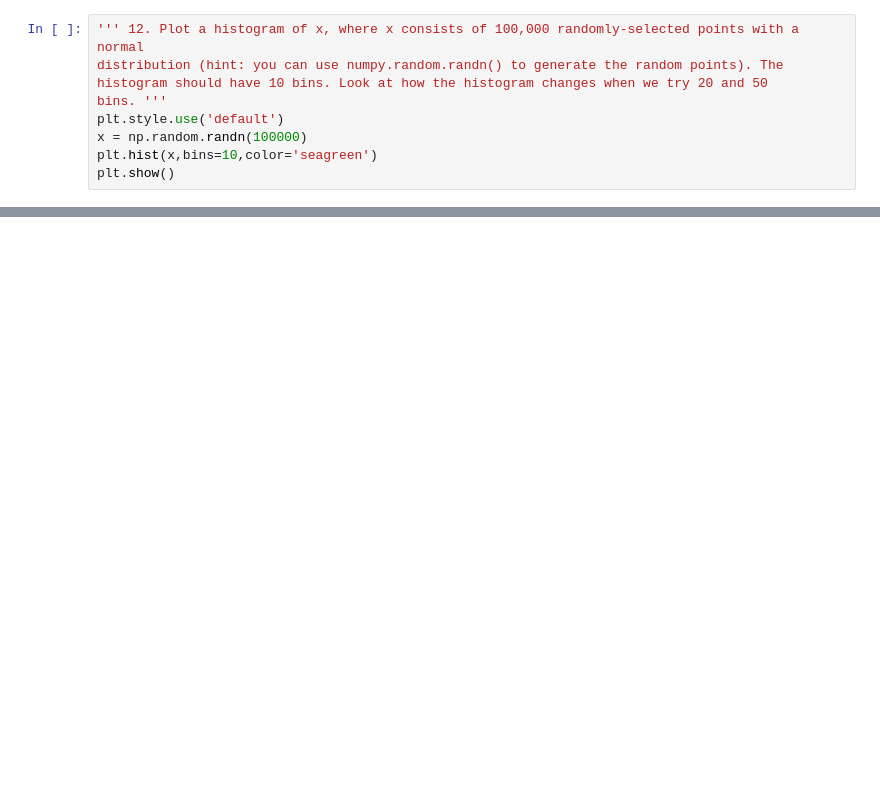
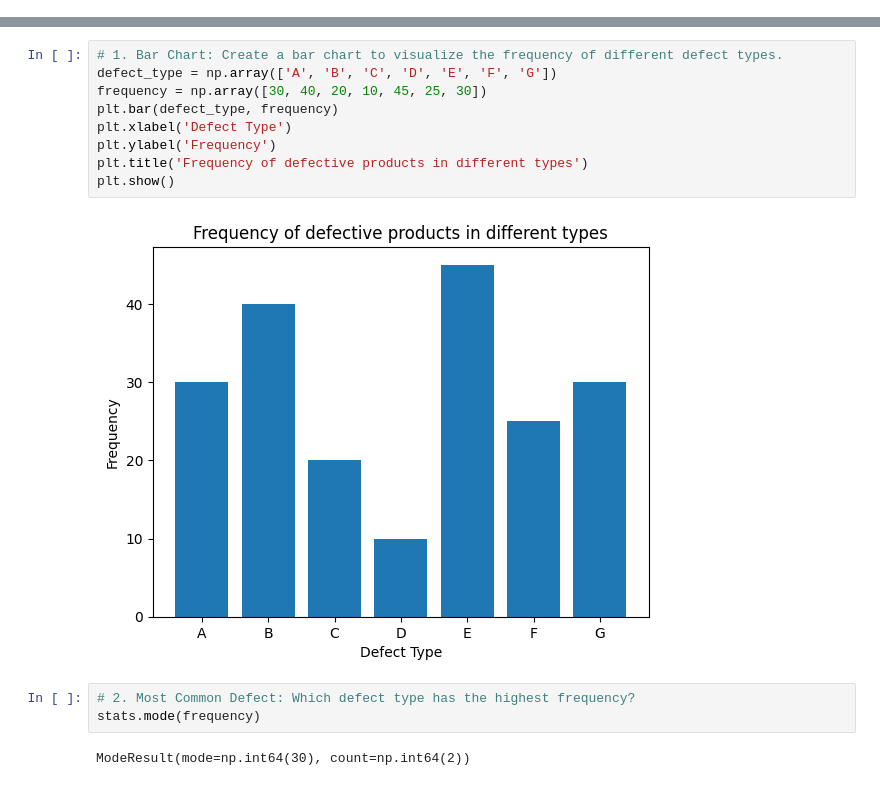
Before and after one commit to ShraddhaPatel17/Data_Science, a Jupyter notebook: Statistics/Assessment/Statistics Assessment.ipynb, the cells around one changed output, grey strips where cells are left out. Drawn from its saved outputs; the diff is of its cells as text; blank space fills up the shorter version.

```diff
--- a/Statistics/Assessment/Statistics Assessment.ipynb
+++ b/Statistics/Assessment/Statistics Assessment.ipynb
@@ -245,9 +0,0 @@ plt.show()
-# %%
-''' 12. Plot a histogram of x, where x consists of 100,000 randomly-selected points with a normal
-distribution (hint: you can use numpy.random.randn() to generate the random points). The
-histogram should have 10 bins. Look at how the histogram changes when we try 20 and 50
-bins. '''
-plt.style.use('default')
-x = np.random.randn(100000)
-plt.hist(x,bins=10,color='seagreen')
-plt.show()
@@ -283,0 +130,16 @@ Ans. Supervised Learning:
+# %%
+# 1. Bar Chart: Create a bar chart to visualize the frequency of different defect types.
+defect_type = np.array(['A', 'B', 'C', 'D', 'E', 'F', 'G'])
+frequency = np.array([30, 40, 20, 10, 45, 25, 30])
+plt.bar(defect_type, frequency)
+plt.xlabel('Defect Type')
+plt.ylabel('Frequency')
+plt.title('Frequency of defective products in different types')
+plt.show()
+# %% [output]
+[figure, added]
+# %%
+# 2. Most Common Defect: Which defect type has the highest frequency?
+stats.mode(frequency)
+# %% [output]
+ModeResult(mode=np.int64(30), count=np.int64(2))
```
Also changed, not shown: parts of 81 cells of this notebook, 3 other files.
